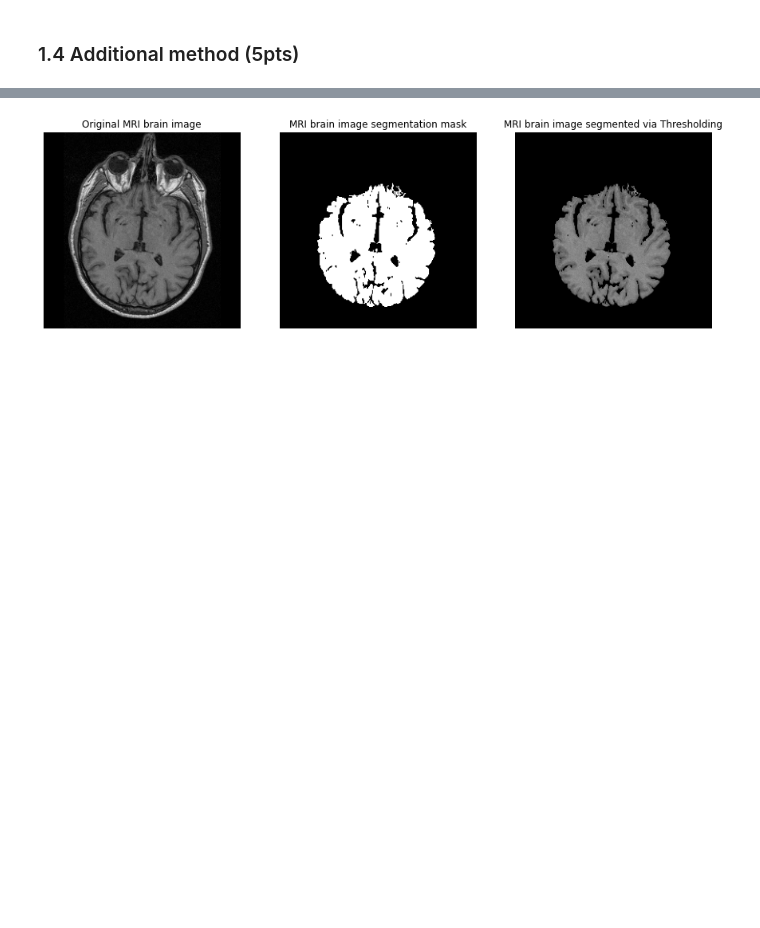
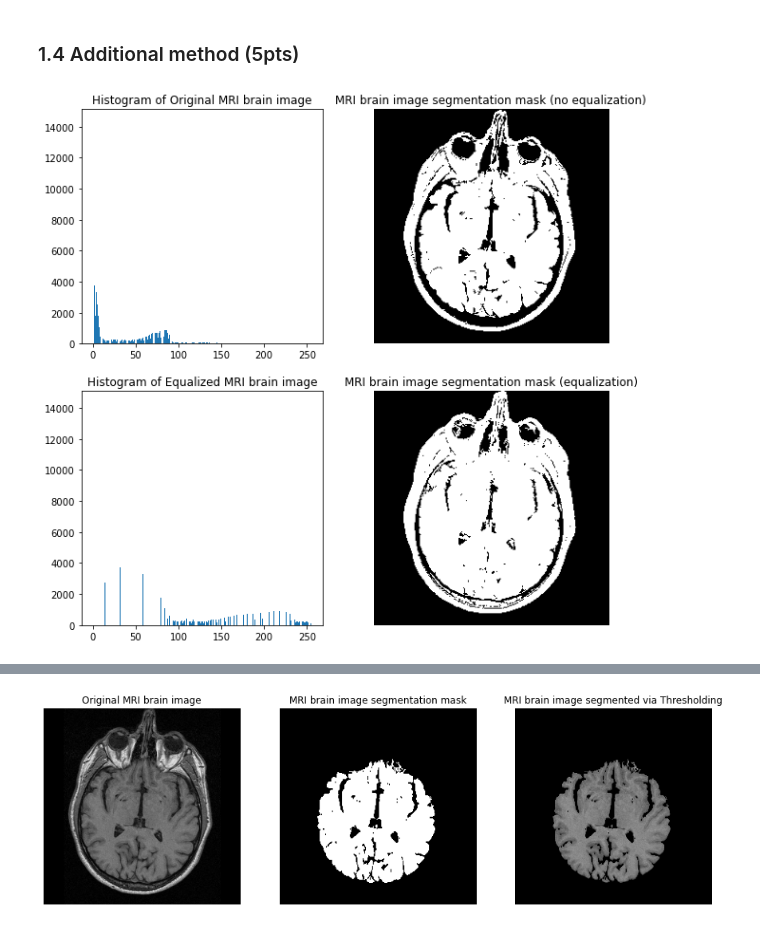
Before and after one commit to Andrea-Oliveri/Image-Processing-Assignements, a Jupyter notebook: Lab 1/lab_01_segmentation.ipynb, the cells around one changed output, grey strips where cells are left out. Drawn from its saved outputs; the diff is of its cells as text; code cells hidden in the pictures; blank space fills up the shorter version.

```diff
--- a/Lab 1/lab_01_segmentation.ipynb
+++ b/Lab 1/lab_01_segmentation.ipynb
@@ -162,7 +162,7 @@ def segment_region_growing(image, seed, threshold, neighbourhood_size):
             neighbourhood_mean = float(np.mean(image[current_pixel[0]+delta_lower:current_pixel[0]+delta_upper,
                                                      current_pixel[1]+delta_lower:current_pixel[1]+delta_upper]))
 
-            if not output[neighbour] and abs(neighbourhood_mean - image[neighbour]) < threshold:
+            if abs(neighbourhood_mean - image[neighbour]) < threshold:
                 pixels_to_treat.append(neighbour)
 
     return output
@@ -188,7 +188,7 @@ mask = segment_region_growing(brain_median, seed, threshold, neighbourhood_size)
 mask = cv.medianBlur(mask.astype(np.uint8), size_median_filter_mask)
 
 
-# Display Segmentated Brain.
+# Display Segmented Brain.
 fig, ax = plt.subplots(1, 3, figsize=(15, 5))
 ax[0].imshow(brain_im, cmap='gray')
 ax[0].set_title('Original MRI brain image')
@@ -206,8 +206,3 @@ print(f"Number of pixels in brain: {mask.sum()}")
 # %% [output]
 [figure]
 Number of pixels in brain: 15935
-# %%
-%%timeit
-brain_median = cv.medianBlur(brain_im, size_median_filter_image)
-mask = segment_region_growing(brain_median, seed, threshold, neighbourhood_size)
-mask = cv.medianBlur(mask.astype(np.uint8), size_median_filter_mask)
@@ -327,8 +376,3 @@ print(f"Number of pixels in brain: {mask.sum()}")
 # %% [output]
 [figure]
 Number of pixels in brain: 15538
-# %%
-%%timeit
-brain_median = cv.medianBlur(brain_im, size_median_filter_image)
-canny_detector, mask = segment_countour_detection(brain_im, threshold_low, threshold_high, kernel, seed)
-mask = cv.morphologyEx(mask.astype(np.uint8), cv.MORPH_CLOSE, cv.getStructuringElement(cv.MORPH_RECT, (3,3)))
@@ -440,2 +457,76 @@ mask = cv.morphologyEx(mask.astype(np.uint8), cv.MORPH_CLOSE, cv.getStructuringE
 # %% [markdown]
 ### 1.4 Additional method (5pts)
+# %%
+def segment_otsu_thresholding(image, seed):
+    """
+    Function returning a segmentation mask computed by applying histogram
+    equalization on input image followed by Otsu's thresholding.
+
+    Args:
+        image::[np.array]
+            Input image on which we perform segmentation.
+        seed::[tuple]
+            Tuple of form (line, col) containing a pixel we know is in the brain.
+    Returns:
+        mask::[np.array]:
+            Output segmentation mask of the brain obtained by Otsu's thresholding
+            without histogram equalization.
+        mask_equalized::[np.array]:
+            Output segmentation mask of the brain obtained by Otsu's thresholding
+            with histogram equalization.
+        histogram::[np.array]:
+            Computed histogram of input image.
+        histogram_equalized::[np.array]:
+            Computed histogram of input image after histogram equalization.
+    """
+    # Histogram Equalization.
+    image_equalized = cv.equalizeHist(image)
+
+    # Otsu's thresholding with and without equalization.
+    _, thresholded           = cv.threshold(image          , 0, 255, cv.THRESH_BINARY + cv.THRESH_OTSU)
+    _, thresholded_equalized = cv.threshold(image_equalized, 0, 255, cv.THRESH_BINARY + cv.THRESH_OTSU)
+
+    # Segmenting.
+    _, labels           = cv.connectedComponents(thresholded)
+    _, labels_equalized = cv.connectedComponents(thresholded_equalized)
+
+    mask           = (labels == labels[seed]).astype(np.uint8)
+    mask_equalized = (labels_equalized == labels_equalized[seed]).astype(np.uint8)
+
+    # Computing histograms for visualization.
+    histogram          , _ = np.histogram(image          , bins = 256, range = (0, 256))
+    histogram_equalized, _ = np.histogram(image_equalized, bins = 256, range = (0, 256))
+
+    return mask, mask_equalized, histogram, histogram_equalized
+
+
+# Custom thresholding parameters.
+threshold_low  = 50
+threshold_high = 95
+
+# Pixel in brain.
+seed = (140, 140)
+
+
+# Custom Segmenting.
+mask, mask_equalized, histogram, histogram_equalized = segment_otsu_thresholding(brain_im, seed)
+
+# Display Segmented Brain.
+fig, ax = plt.subplots(2, 2, figsize=(10, 10))
+ax[0, 0].bar(range(0, 256), histogram)
+ax[0, 0].set_title('Histogram of Original MRI brain image')
+ax[0, 1].imshow(mask, cmap='gray')
+ax[0, 1].set_title('MRI brain image segmentation mask (no equalization)')
+ax[0, 1].axis('off')
+ax[1, 0].bar(range(0, 256), histogram_equalized)
+ax[1, 0].set_title('Histogram of Equalized MRI brain image')
+ax[1, 1].imshow(mask_equalized, cmap='gray')
+ax[1, 1].set_title('MRI brain image segmentation mask (equalization)')
+ax[1, 1].axis('off')
+plt.show()
+
+# Count number of pixels in brain.
+print(f"Number of pixels in brain (no equalization): {mask.sum()}")
+print(f"Number of pixels in brain (equalization)   : {mask_equalized.sum()}")
+# %% [output]
+[figure, added]
```
Also changed, not shown: parts of 12 cells of this notebook.
